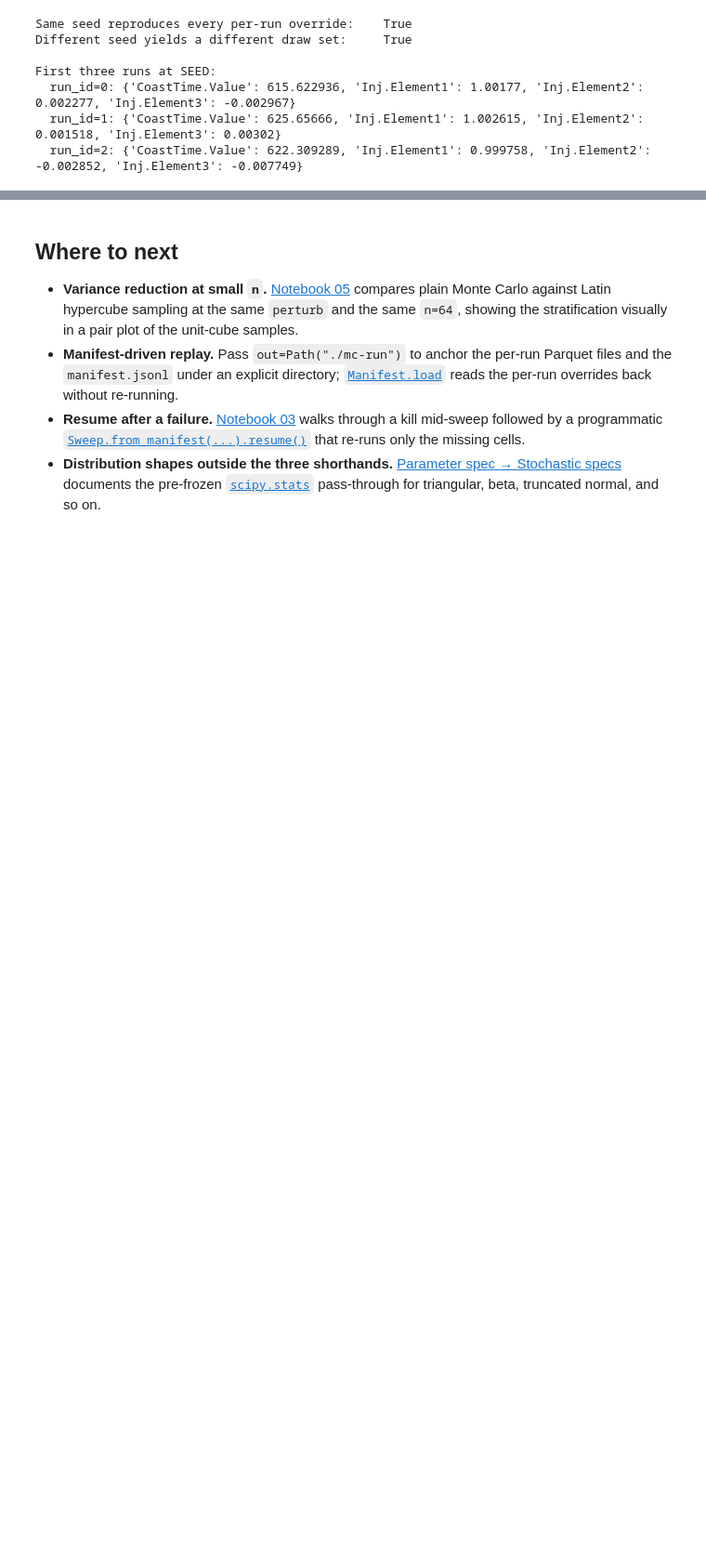
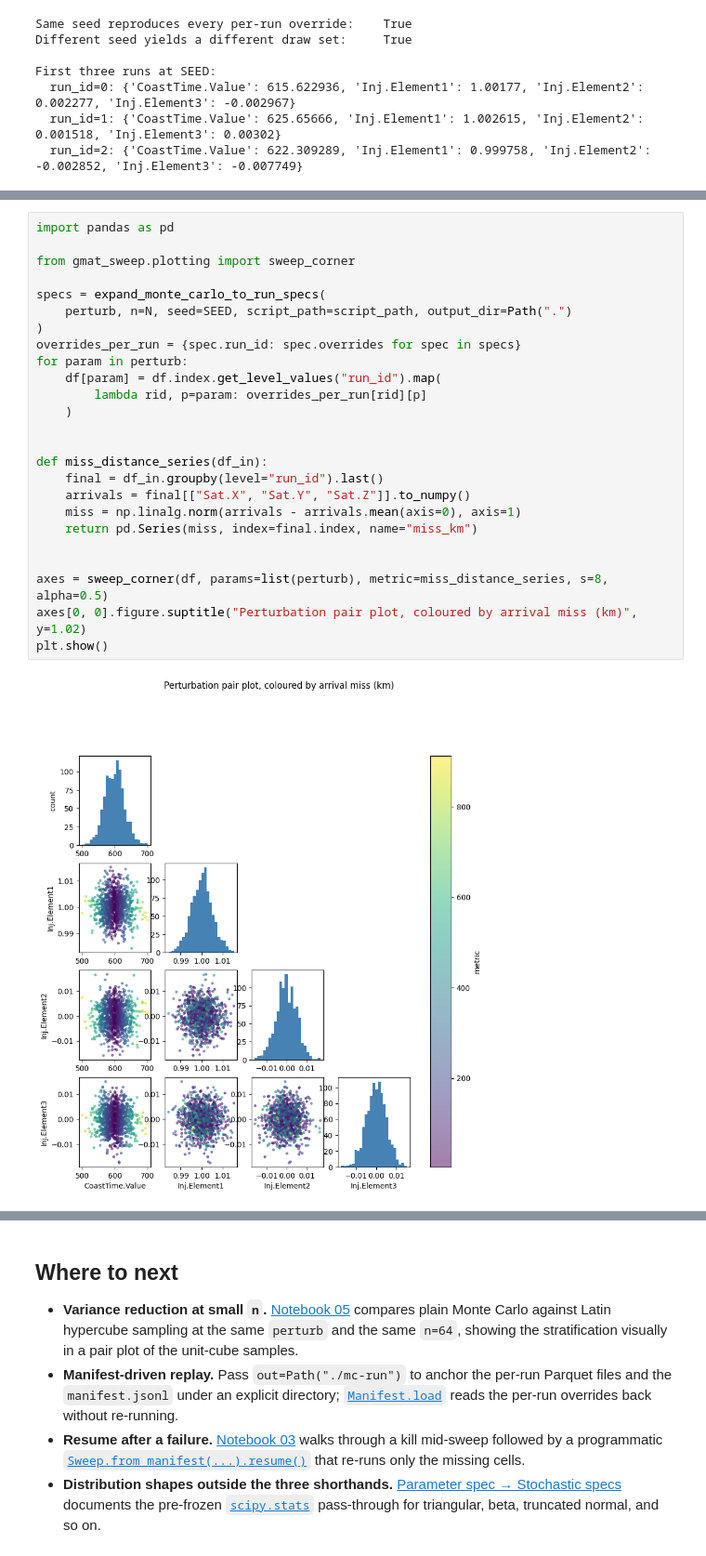
Before and after one commit to astro-tools/gmat-sweep, a Jupyter notebook: docs/examples/04_monte_carlo_dispersion.ipynb, the cells around one changed output, grey strips where cells are left out. Shown at 93% size. Cells and saved outputs as stored; diff of their text form; blank space fills up the shorter version.

```diff
--- a/docs/examples/04_monte_carlo_dispersion.ipynb
+++ b/docs/examples/04_monte_carlo_dispersion.ipynb
@@ -182,0 +209,27 @@ First three runs at SEED:
+# %%
+import pandas as pd
+
+from gmat_sweep.plotting import sweep_corner
+
+specs = expand_monte_carlo_to_run_specs(
+    perturb, n=N, seed=SEED, script_path=script_path, output_dir=Path(".")
+)
+overrides_per_run = {spec.run_id: spec.overrides for spec in specs}
+for param in perturb:
+    df[param] = df.index.get_level_values("run_id").map(
+        lambda rid, p=param: overrides_per_run[rid][p]
+    )
+
+
+def miss_distance_series(df_in):
+    final = df_in.groupby(level="run_id").last()
+    arrivals = final[["Sat.X", "Sat.Y", "Sat.Z"]].to_numpy()
+    miss = np.linalg.norm(arrivals - arrivals.mean(axis=0), axis=1)
+    return pd.Series(miss, index=final.index, name="miss_km")
+
+
+axes = sweep_corner(df, params=list(perturb), metric=miss_distance_series, s=8, alpha=0.5)
+axes[0, 0].figure.suptitle("Perturbation pair plot, coloured by arrival miss (km)", y=1.02)
+plt.show()
+# %% [output]
+[figure, added]
```
Also changed, not shown: parts of 5 cells of this notebook, 7 other files.
